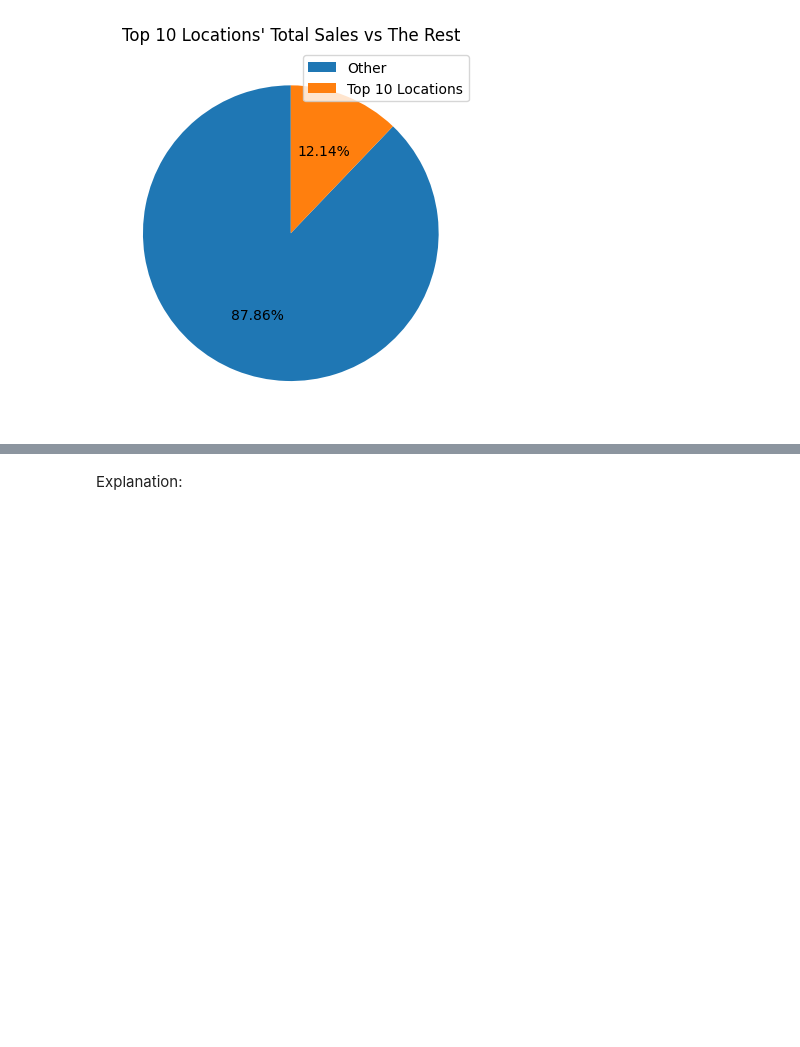
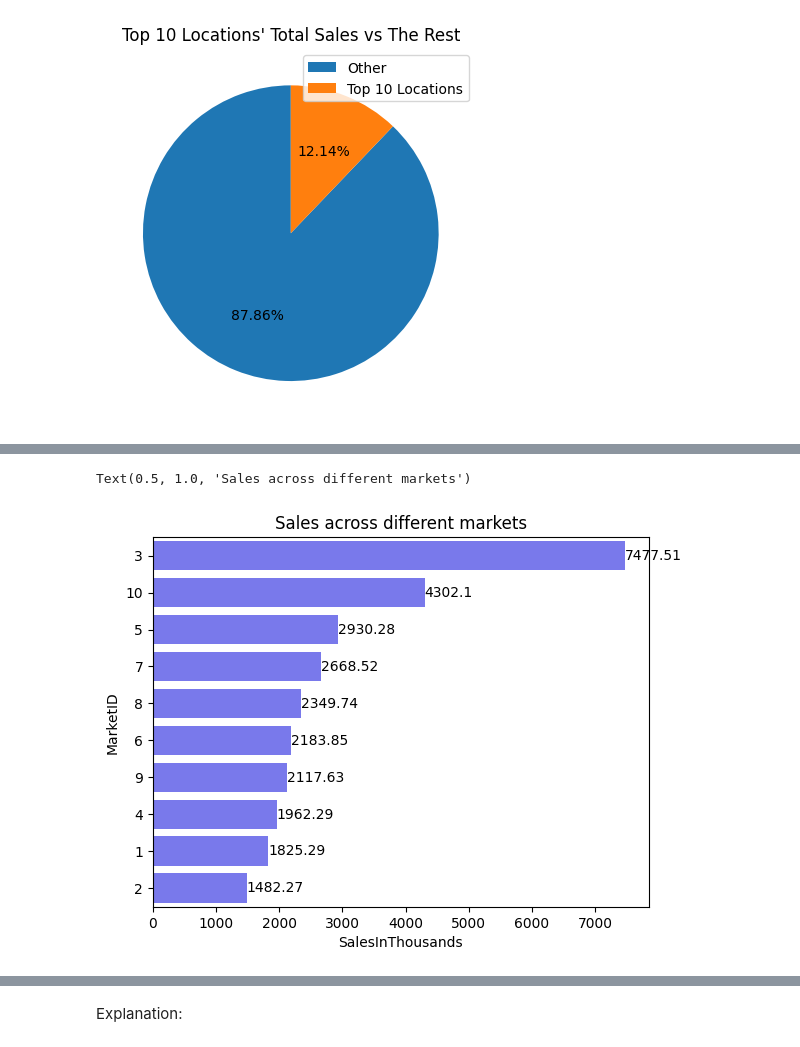
Before and after one commit to tan-yong-sheng/business_analytics, a Jupyter notebook: iv Data Analysis (Insight Generation)/Final Project/Assignment 5/EDA_Final_Project.ipynb, the cells around one changed output, grey strips where cells are left out. Drawn from its saved outputs; the diff is of its cells as text; code cells hidden in the pictures; blank space fills up the shorter version.

```diff
--- a/iv Data Analysis (Insight Generation)/Final Project/Assignment 5/EDA_Final_Project.ipynb
+++ b/iv Data Analysis (Insight Generation)/Final Project/Assignment 5/EDA_Final_Project.ipynb
@@ -255,0 +325,15 @@ plt.show()
+# %%
+# Sales across different markets
+
+sales_by_location = df2.groupby("MarketID")[
+    "SalesInThousands"].sum().reset_index().sort_values(
+                ascending=False, by="SalesInThousands")
+sales_by_location["MarketID"] = sales_by_location["MarketID"].astype("str")
+ax = sns.barplot(x="SalesInThousands", y="MarketID",
+            data=sales_by_location,
+            color="blue", alpha=0.6)
+ax.bar_label(ax.containers[0])
+plt.title("Sales across different markets")
+# %% [output]
+Text(0.5, 1.0, 'Sales across different markets')
+[figure, added]
```
Also changed, not shown: parts of 19 cells of this notebook.
